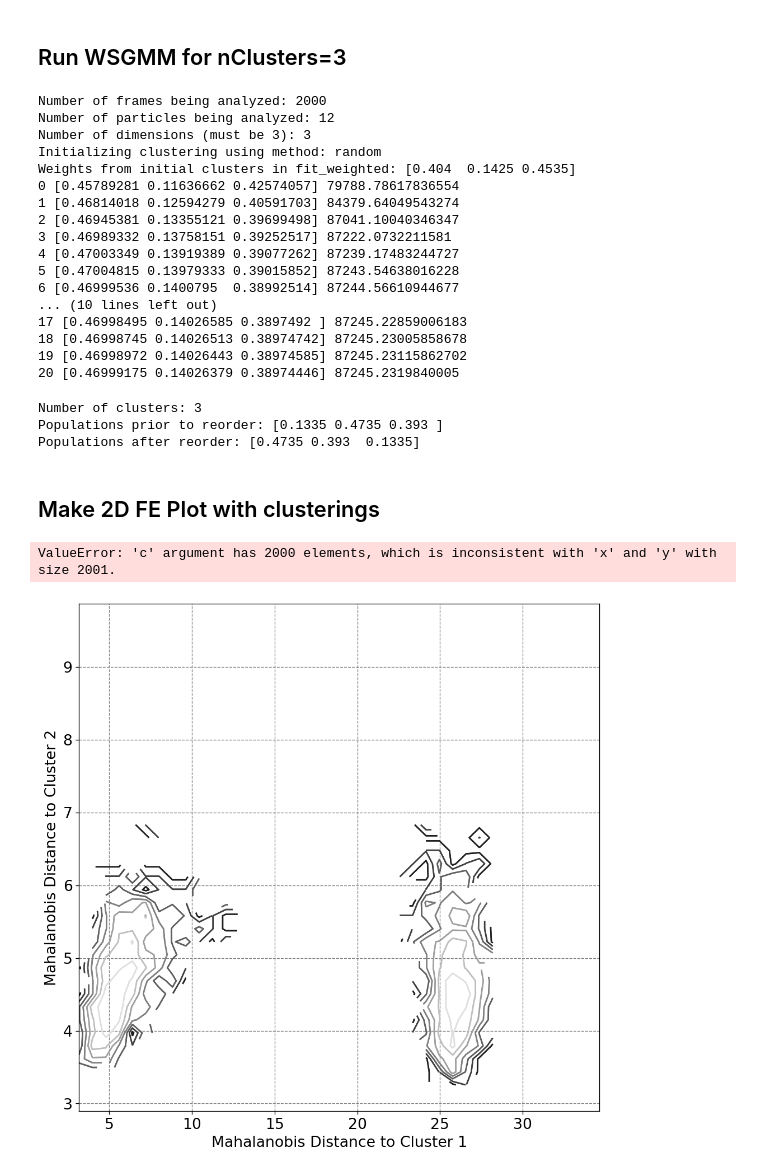
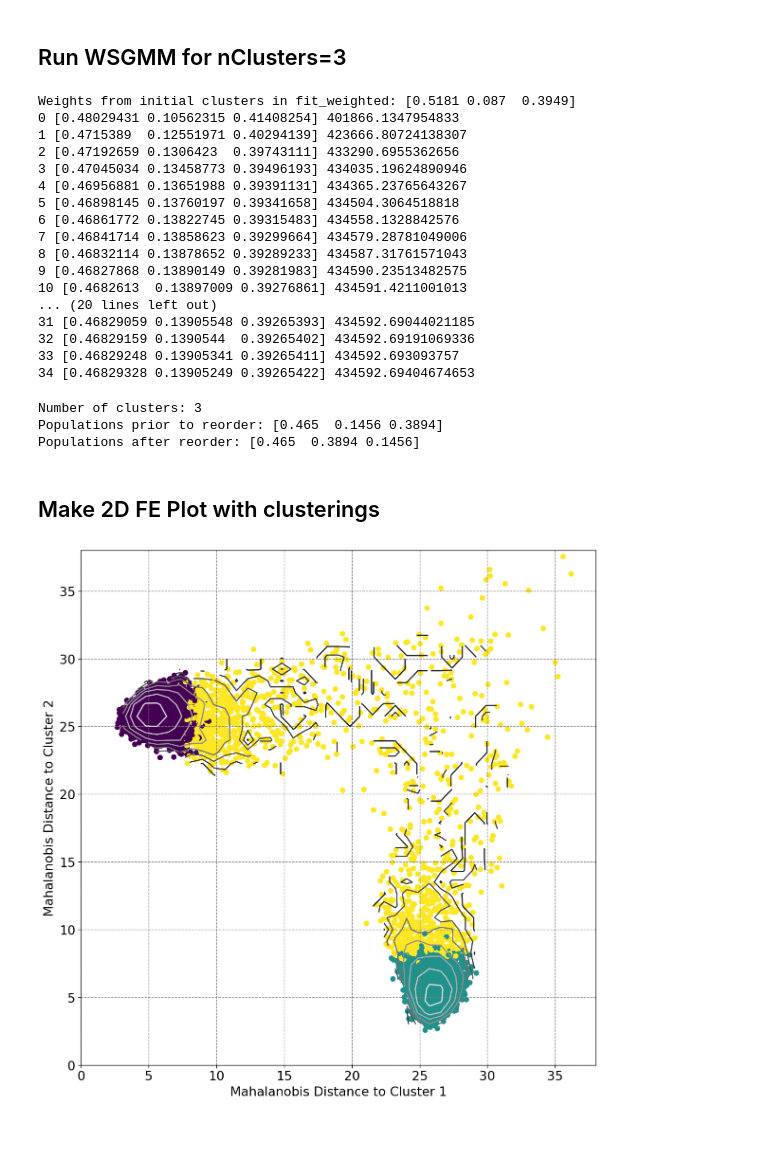
Before and after one commit to mccullaghlab/GMM-Positions, a Jupyter notebook: examples/beaded_helix_example/cluster_beaded_helix.ipynb, the cells around one changed output. Cells and saved outputs as stored; diff of their text form; code cells hidden in the pictures; blank space fills up the shorter version.

```diff
--- a/examples/beaded_helix_example/cluster_beaded_helix.ipynb
+++ b/examples/beaded_helix_example/cluster_beaded_helix.ipynb
@@ -163,34 +163,34 @@ plt.tight_layout()
 # %% [markdown]
 ## Run WSGMM for nClusters=3
 # %%
-delta = 5
+delta = 1
 beaded_helix_3_clusters_wsgmm = gmm_shapes.ShapeGMM(3,verbose=True)
 aligned_traj =  beaded_helix_3_clusters_wsgmm.fit_weighted(trajData[1::delta]) # start at 1
 # %% [output]
-Number of frames being analyzed: 2000
-Number of particles being analyzed: 12
-Number of dimensions (must be 3): 3
-Initializing clustering using method: random
-Weights from initial clusters in fit_weighted: [0.404  0.1425 0.4535]
-0 [0.45789281 0.11636662 0.42574057] 79788.78617836554
-1 [0.46814018 0.12594279 0.40591703] 84379.64049543274
-2 [0.46945381 0.13355121 0.39699498] 87041.10040346347
-3 [0.46989332 0.13758151 0.39252517] 87222.0732211581
-4 [0.47003349 0.13919389 0.39077262] 87239.17483244727
-5 [0.47004815 0.13979333 0.39015852] 87243.54638016228
-6 [0.46999536 0.1400795  0.38992514] 87244.56610944677
-... (10 lines left out)
-17 [0.46998495 0.14026585 0.3897492 ] 87245.22859006183
-18 [0.46998745 0.14026513 0.38974742] 87245.23005858678
-19 [0.46998972 0.14026443 0.38974585] 87245.23115862702
-20 [0.46999175 0.14026379 0.38974446] 87245.2319840005
+Weights from initial clusters in fit_weighted: [0.5181 0.087  0.3949]
+0 [0.48029431 0.10562315 0.41408254] 401866.1347954833
+1 [0.4715389  0.12551971 0.40294139] 423666.80724138307
+2 [0.47192659 0.1306423  0.39743111] 433290.6955362656
+3 [0.47045034 0.13458773 0.39496193] 434035.19624890946
+4 [0.46956881 0.13651988 0.39391131] 434365.23765643267
+5 [0.46898145 0.13760197 0.39341658] 434504.3064518818
+6 [0.46861772 0.13822745 0.39315483] 434558.1328842576
+7 [0.46841714 0.13858623 0.39299664] 434579.28781049006
+8 [0.46832114 0.13878652 0.39289233] 434587.31761571043
+9 [0.46827868 0.13890149 0.39281983] 434590.23513482575
+10 [0.4682613  0.13897009 0.39276861] 434591.4211001013
+... (20 lines left out)
+31 [0.46829059 0.13905548 0.39265393] 434592.69044021185
+32 [0.46829159 0.1390544  0.39265402] 434592.69191069336
+33 [0.46829248 0.13905341 0.39265411] 434592.693093757
+34 [0.46829328 0.13905249 0.39265422] 434592.69404674653
 # %%
 # reorder object
 reorder_gmm_cluster_obj(beaded_helix_3_clusters_wsgmm)
 # %% [output]
 Number of clusters: 3
-Populations prior to reorder: [0.1335 0.4735 0.393 ]
-Populations after reorder: [0.4735 0.393  0.1335]
+Populations prior to reorder: [0.465  0.1456 0.3894]
+Populations after reorder: [0.465  0.3894 0.1456]
 # %%
 #predict if you didn't train on entire data set
 entire_traj_clusters, entire_traj_traj, entire_traj_log_lik = beaded_helix_3_clusters_wsgmm.predict_weighted(trajData[1:])
@@ -199,31 +199,29 @@ entire_traj_clusters, entire_traj_traj, entire_traj_log_lik = beaded_helix_3_clu
 # %%
 from shapeGMM._traj_tools import weight_kabsch_dist_align
 # %%
-mahaClusterCenters = np.empty((trajData[::delta].shape[0],2),dtype=np.float32)
-for frame in range(trajData[::delta].shape[0]):
-    mahaClusterCenters[frame,0] = np.sqrt(weight_kabsch_dist_align(trajData[::delta][frame],beaded_helix_3_clusters_wsgmm.centers[0],beaded_helix_3_clusters_wsgmm.precisions[0]))
-    mahaClusterCenters[frame,1] = np.sqrt(weight_kabsch_dist_align(trajData[::delta][frame],beaded_helix_3_clusters_wsgmm.centers[1],beaded_helix_3_clusters_wsgmm.precisions[1]))
+mahaClusterCenters = np.empty((trajData[1::delta].shape[0],2),dtype=np.float32)
+for frame in range(trajData[1::delta].shape[0]):
+    mahaClusterCenters[frame,0] = np.sqrt(weight_kabsch_dist_align(trajData[1::delta][frame],beaded_helix_3_clusters_wsgmm.centers[0],beaded_helix_3_clusters_wsgmm.precisions[0]))
+    mahaClusterCenters[frame,1] = np.sqrt(weight_kabsch_dist_align(trajData[1::delta][frame],beaded_helix_3_clusters_wsgmm.centers[1],beaded_helix_3_clusters_wsgmm.precisions[1]))
 # %%
 plt.figure(figsize=(10,10), dpi= 120, facecolor='w', edgecolor='k')
 x = mahaClusterCenters[:,0]
 y = mahaClusterCenters[:,1]
 H, xedges, yedges = np.histogram2d(x,y,bins=40,density=True)
 xcenters = (xedges[:-1] + xedges[1:]) / 2
 ycenters = (yedges[:-1] + yedges[1:]) / 2
 H = -np.log(H.T)
 xx, yy = np.meshgrid(xcenters, ycenters)
-plt.contour(xx,yy,H,cmap='binary')
 plt.contour(xx,yy,H,cmap='binary')
 plt.ylabel("Mahalanobis Distance to Cluster 2",fontsize=16)
 plt.xlabel("Mahalanobis Distance to Cluster 1",fontsize=16)
 plt.tick_params(axis='both',labelsize=16)
 plt.grid(b=True, which='major', axis='both', color='#808080', linestyle='--')
 plt.scatter(mahaClusterCenters[:,0],mahaClusterCenters[:,1],c=beaded_helix_3_clusters_wsgmm.clusters)#,alpha=0.2)
 plt.tight_layout()
 plt.xlim(0,38)
 plt.ylim(0,38)
 plt.axes().set_aspect('equal')
 #plt.savefig("beaded_helix_2D_FE_w_clusters.eps",dpi=300)
 # %% [output]
-ValueError: 'c' argument has 2000 elements, which is inconsistent with 'x' and 'y' with size 2001.
-[figure, old version]
+[figure, new version]
```
